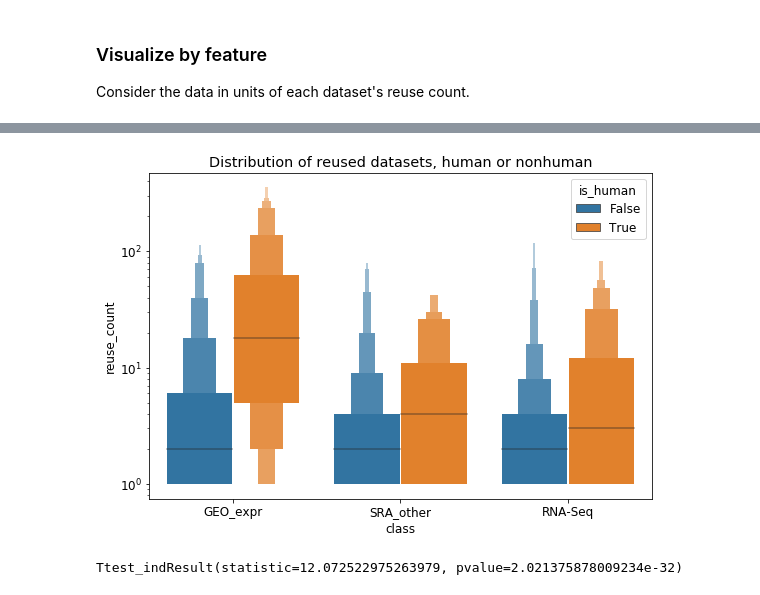
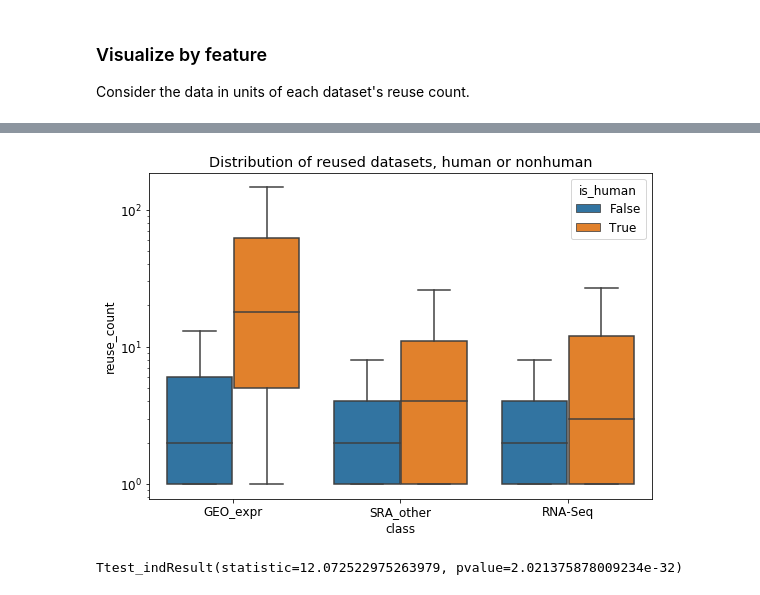
Before and after one commit to smangul1/data_reusability, a Jupyter notebook: jupyter_notebooks/visualize_data.ipynb, the cells around one changed output, grey strips where cells are left out. Saved outputs shown, nothing was run; the diff lists cells and outputs as text; code cells hidden in the pictures.

```diff
--- a/jupyter_notebooks/visualize_data.ipynb
+++ b/jupyter_notebooks/visualize_data.ipynb
@@ -387,16 +411,16 @@ accs_feat['is_human'] = accs_feat['species'] == 'Homo sapiens'
 # specCounts
 # %%
 fig, ax = plt.subplots(figsize=fig_dims)
-sns.boxenplot(data = accs_feat.loc[accs_feat['reuse_count'] > 0, :],
-              x = 'class', y = 'reuse_count', hue = 'is_human', ax = ax).set(yscale = 'log')
-# sns.boxplot(data = accs_feat.loc[accs_feat['reuse_count'] > 0, :],
-#               x = 'repository', y = 'reuse_count', hue = 'is_human', showfliers = False, ax = ax)
+# sns.boxenplot(data = accs_feat.loc[accs_feat['reuse_count'] > 0, :],
+#               x = 'class', y = 'reuse_count', hue = 'is_human', ax = ax).set(yscale = 'log')
+sns.boxplot(data = accs_feat.loc[accs_feat['reuse_count'] > 0, :],
+              x = 'class', y = 'reuse_count', hue = 'is_human', showfliers = False, ax = ax).set(yscale = 'log')
 title = "Distribution of reused datasets, human or nonhuman"
 ax.set_title(title)
 plt.savefig("../figures/reuseDistHuman.png")
 plt.show()
 # %% [output]
-[figure, old version]
+[figure, new version]
 # %%
 accs_feat_filt = accs_feat.loc[accs_feat['reuse_count'] > 0, :]
 accs_feat_filtGEO = accs_feat_filt.loc[accs_feat_filt['repository'] == 'GEO', :]
```
Also changed, not shown: parts of 18 cells of this notebook, 6 other files.
